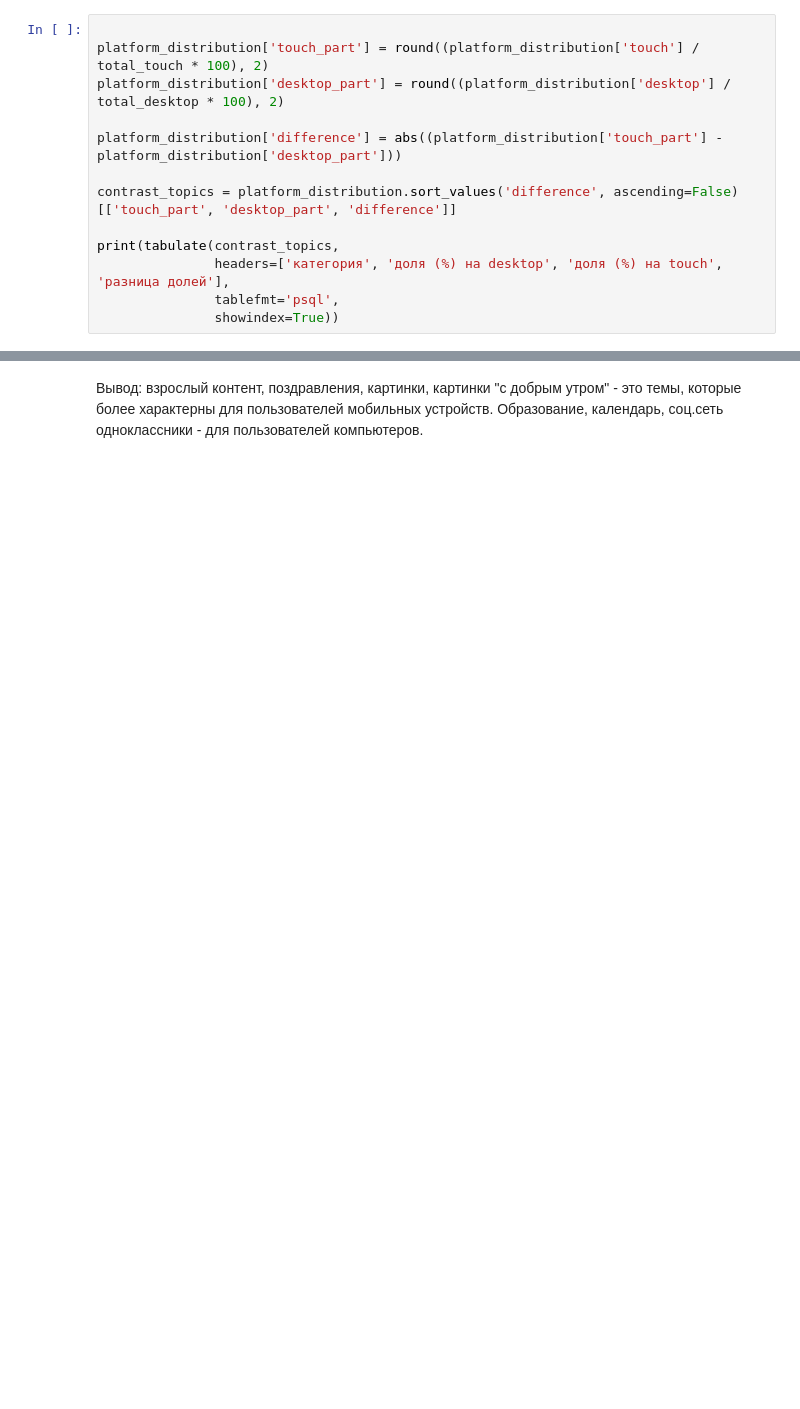
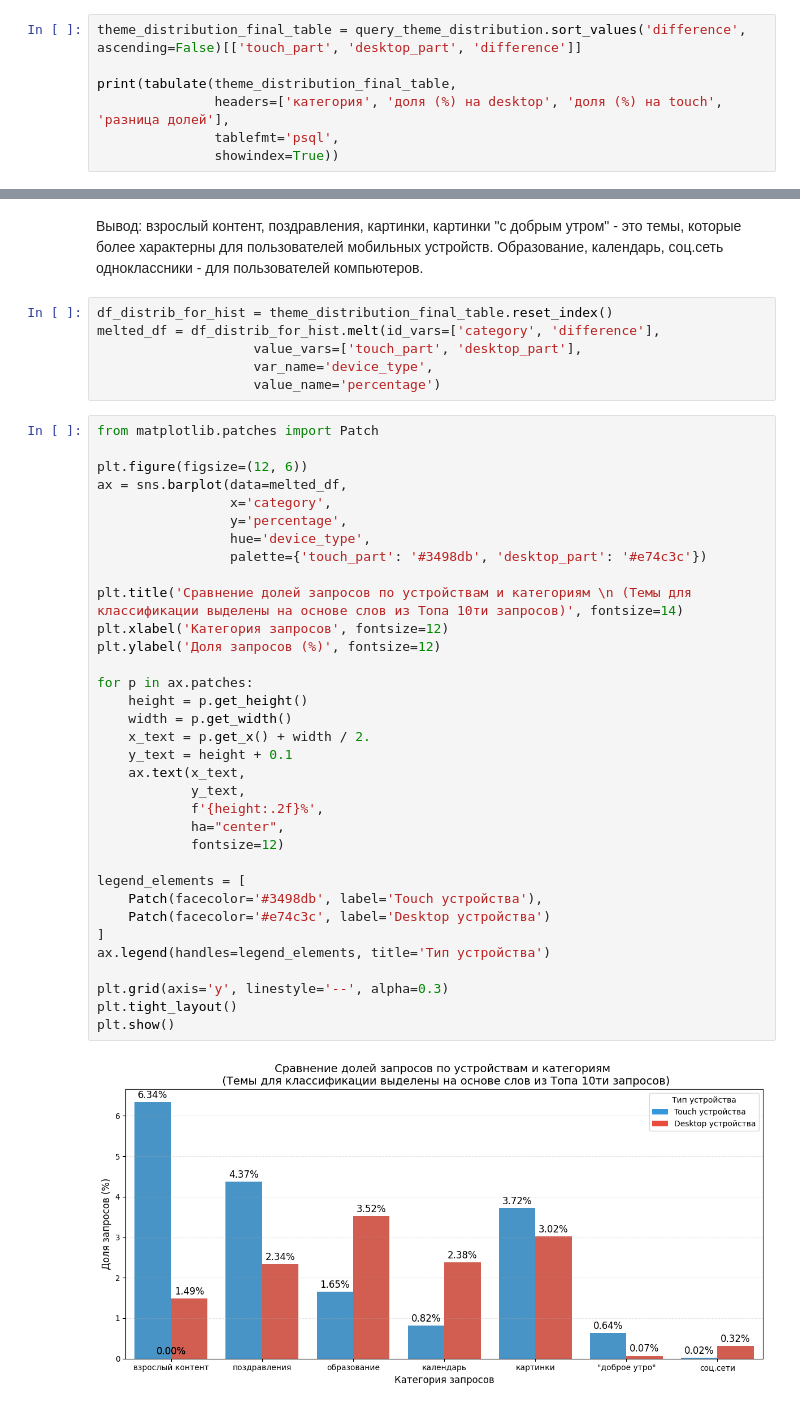
Before and after one commit to ninaprokopova/yandex_pictures_analysis, a Jupyter notebook: yandex_picture_analysis.ipynb, the cells around one changed output, grey strips where cells are left out. Drawn from its saved outputs; the diff is of its cells as text; blank space fills up the shorter version.

```diff
--- a/yandex_picture_analysis.ipynb
+++ b/yandex_picture_analysis.ipynb
@@ -225,13 +260,7 @@ platform_distribution = platform_distribution.drop('other', axis=0)
 # %%
+theme_distribution_final_table = query_theme_distribution.sort_values('difference', ascending=False)[['touch_part', 'desktop_part', 'difference']]
 
-platform_distribution['touch_part'] = round((platform_distribution['touch'] / total_touch * 100), 2)
-platform_distribution['desktop_part'] = round((platform_distribution['desktop'] / total_desktop * 100), 2)
-
-platform_distribution['difference'] = abs((platform_distribution['touch_part'] - platform_distribution['desktop_part']))
-
-contrast_topics = platform_distribution.sort_values('difference', ascending=False)[['touch_part', 'desktop_part', 'difference']]
-
-print(tabulate(contrast_topics,
+print(tabulate(theme_distribution_final_table,
                headers=['категория', 'доля (%) на desktop', 'доля (%) на touch', 'разница долей'],
                tablefmt='psql',
                showindex=True))
@@ -250,2 +279,44 @@ print(tabulate(contrast_topics,
 # %% [markdown]
 Вывод: взрослый контент, поздравления, картинки, картинки "с добрым утром" - это темы, которые более характерны для пользователей мобильных устройств. Образование, календарь, соц.сеть одноклассники - для пользователей компьютеров.
+# %%
+df_distrib_for_hist = theme_distribution_final_table.reset_index()
+melted_df = df_distrib_for_hist.melt(id_vars=['category', 'difference'],
+                    value_vars=['touch_part', 'desktop_part'],
+                    var_name='device_type',
+                    value_name='percentage')
+# %%
+from matplotlib.patches import Patch
+
+plt.figure(figsize=(12, 6))
+ax = sns.barplot(data=melted_df,
+                 x='category',
+                 y='percentage',
+                 hue='device_type',
+                 palette={'touch_part': '#3498db', 'desktop_part': '#e74c3c'})
+
+plt.title('Сравнение долей запросов по устройствам и категориям \n (Темы для классификации выделены на основе слов из Топа 10ти запросов)', fontsize=14)
+plt.xlabel('Категория запросов', fontsize=12)
+plt.ylabel('Доля запросов (%)', fontsize=12)
+
+for p in ax.patches:
+    height = p.get_height()
+    width = p.get_width()
+    x_text = p.get_x() + width / 2.
+    y_text = height + 0.1
+    ax.text(x_text,
+            y_text,
+            f'{height:.2f}%',
+            ha="center",
+            fontsize=12)
+
+legend_elements = [
+    Patch(facecolor='#3498db', label='Touch устройства'),
+    Patch(facecolor='#e74c3c', label='Desktop устройства')
+]
+ax.legend(handles=legend_elements, title='Тип устройства')
+
+plt.grid(axis='y', linestyle='--', alpha=0.3)
+plt.tight_layout()
+plt.show()
+# %% [output]
+[figure, added]
```
Also changed, not shown: parts of 10 cells of this notebook, 1 other file.
